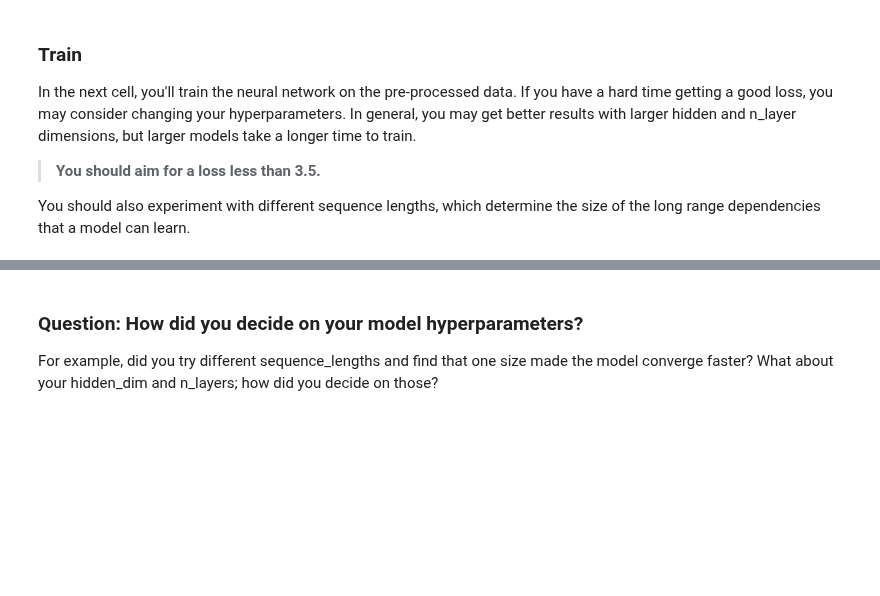
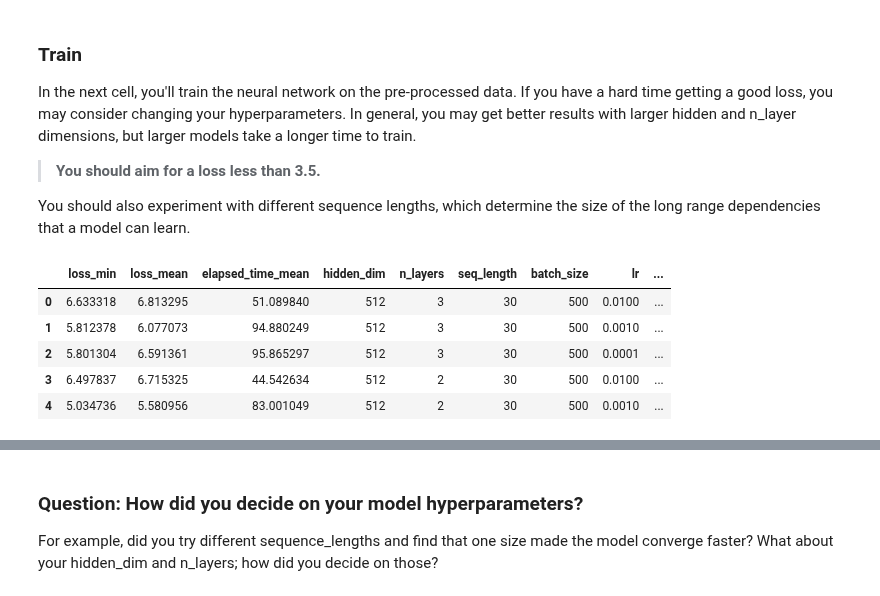
Before and after one commit to silviomori/udacity-deeplearning-nanodegree, a Jupyter notebook: project-tv-script-generation/dlnd_tv_script_generation.ipynb, the cells around one changed output, grey strips where cells are left out. Cells and saved outputs as stored; diff of their text form; code cells hidden in the pictures; blank space fills up the shorter version.

```diff
--- a/project-tv-script-generation/dlnd_tv_script_generation.ipynb
+++ b/project-tv-script-generation/dlnd_tv_script_generation.ipynb
@@ -695,0 +702,31 @@ for i, values in enumerate(iterator):
+# %%
+training_dict = torch.load('training_dict.pt')
+training_dict.pop('iterator')
+
+training_data = {'loss_min':[], 'loss_mean':[], 'elapsed_time_mean':[], 'hidden_dim':[],
+                 'n_layers':[], 'seq_length':[], 'batch_size':[], 'lr':[], 'embedding_dim':[],
+                 'track_loss':[], 'elapsed_time':[], 'track_iterations':[]}
+
+for i in range(len(training_dict)):
+    training_data['loss_min'].append(training_dict[i]['loss_min'])
+    training_data['loss_mean'].append(training_dict[i]['loss_mean'])
+    training_data['elapsed_time_mean'].append(training_dict[i]['elapsed_time_mean'])
+    training_data['hidden_dim'].append(training_dict[i]['hidden_dim'])
+    training_data['n_layers'].append(training_dict[i]['n_layers'])
+    training_data['seq_length'].append(training_dict[i]['sequence_length'])
+    training_data['batch_size'].append(training_dict[i]['batch_size'])
+    training_data['lr'].append(training_dict[i]['learning_rate'])
+    training_data['embedding_dim'].append(training_dict[i]['embedding_dim'])
+    training_data['track_loss'].append(training_dict[i]['track_loss'])
+    training_data['elapsed_time'].append(training_dict[i]['elapsed_time'])
+    training_data['track_iterations'].append(training_dict[i]['track_iterations'])
+
+training_data = pd.DataFrame(training_data)
+training_data.head()
+# %% [output]
+|  | loss_min | loss_mean | elapsed_time_mean | hidden_dim | n_layers | seq_length | batch_size | lr | ... |
+| 0 | 6.633318 | 6.813295 | 51.089840 | 512 | 3 | 30 | 500 | 0.0100 | ... |
+| 1 | 5.812378 | 6.077073 | 94.880249 | 512 | 3 | 30 | 500 | 0.0010 | ... |
+| 2 | 5.801304 | 6.591361 | 95.865297 | 512 | 3 | 30 | 500 | 0.0001 | ... |
+| 3 | 6.497837 | 6.715325 | 44.542634 | 512 | 2 | 30 | 500 | 0.0100 | ... |
+| 4 | 5.034736 | 5.580956 | 83.001049 | 512 | 2 | 30 | 500 | 0.0010 | ... |
```
Also changed, not shown: parts of 4 cells of this notebook.
